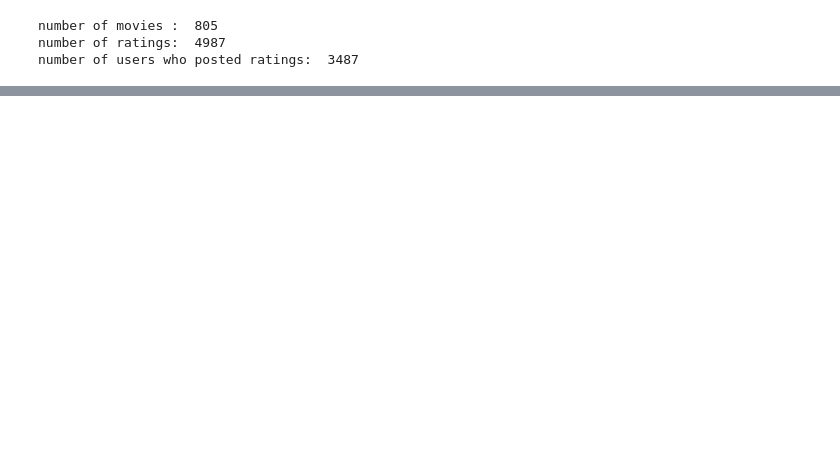
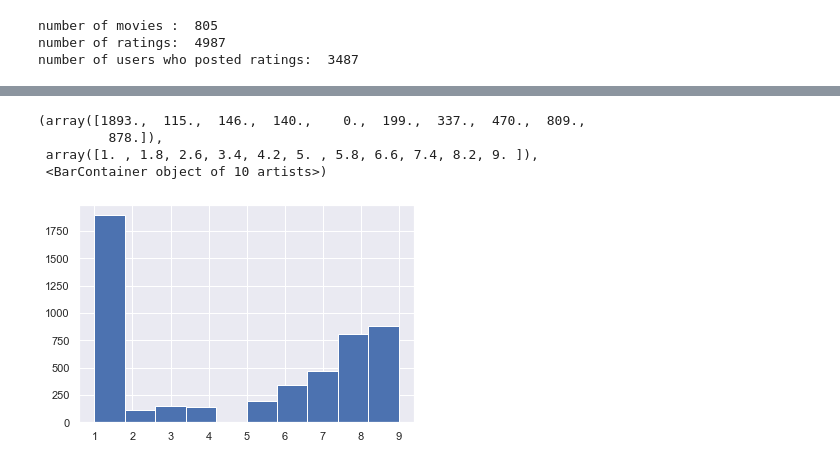
Before and after one commit to Codernob/Bangla-Movie-Recommender-System, a Jupyter notebook: Data Collection/imdb/analysis.ipynb, the cells around one changed output, grey strips where cells are left out. Drawn from its saved outputs; the diff is of its cells as text; code cells hidden in the pictures; blank space fills up the shorter version.

```diff
--- a/Data Collection/imdb/analysis.ipynb
+++ b/Data Collection/imdb/analysis.ipynb
@@ -22,0 +82,8 @@ number of users who posted ratings:  3487
+# %%
+plt.hist(dataset['Review Rating']) # prints histogram of numerical reviews
+# %% [output]
+(array([1893.,  115.,  146.,  140.,    0.,  199.,  337.,  470.,  809.,
+         878.]),
+ array([1. , 1.8, 2.6, 3.4, 4.2, 5. , 5.8, 6.6, 7.4, 8.2, 9. ]),
+ <BarContainer object of 10 artists>)
+[figure, added]
```
Also changed, not shown: parts of 7 cells of this notebook.
